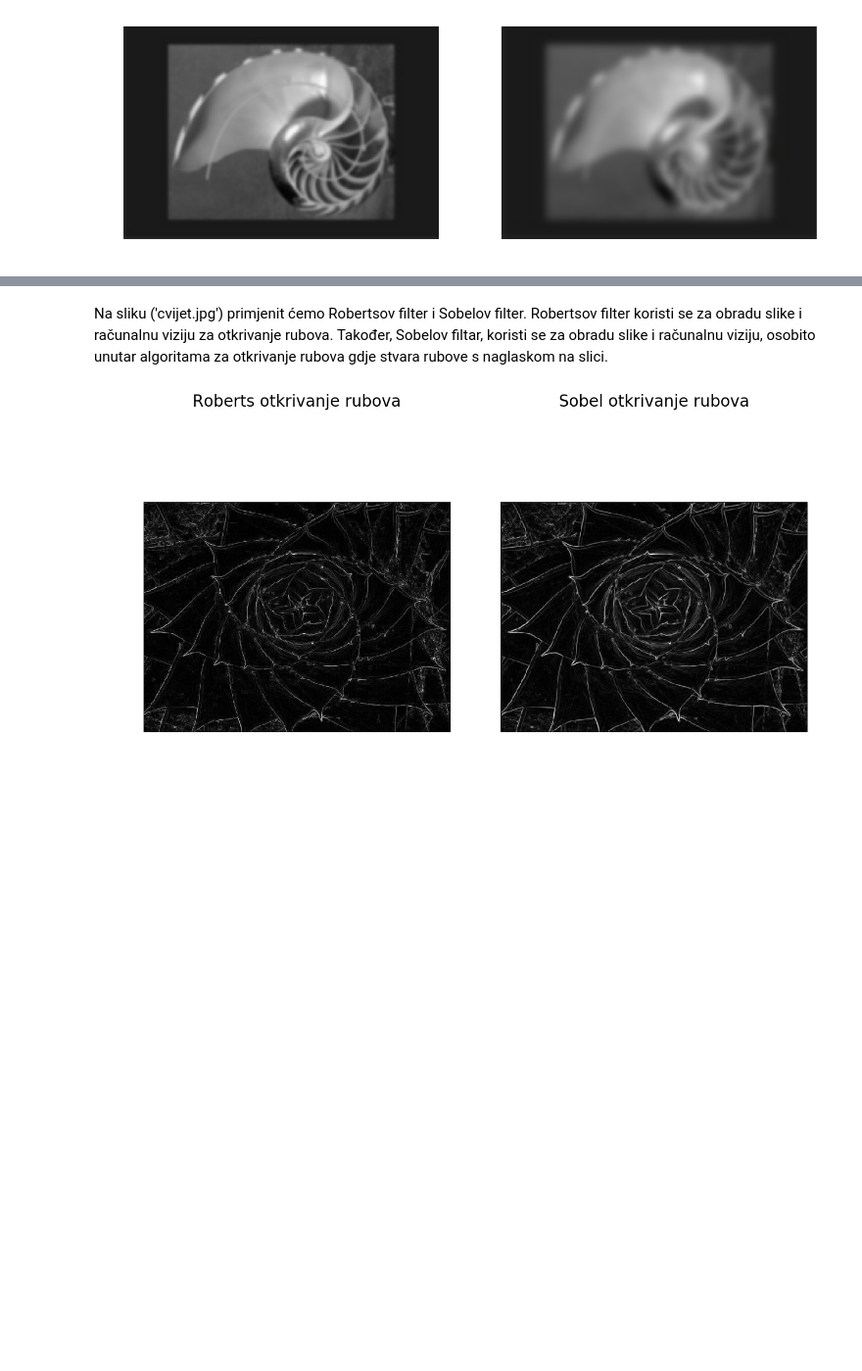
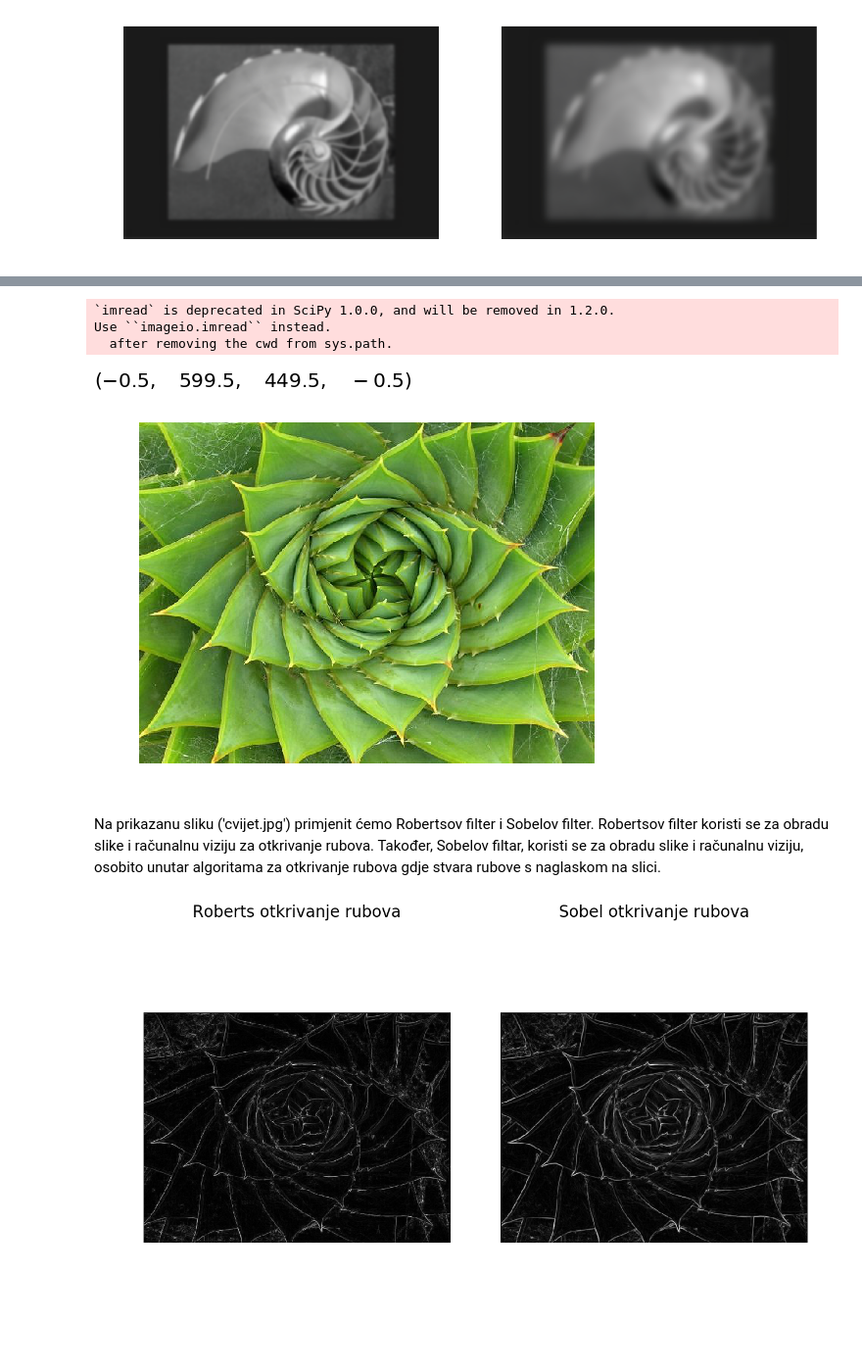
Before and after one commit to kkozina/Matemati-ki-softver, a Jupyter notebook: Prva zadaca.ipynb, the cells around one changed output, grey strips where cells are left out. Shown at 98% size. Saved outputs shown, nothing was run; the diff lists cells and outputs as text; code cells hidden in the pictures; blank space fills up the shorter version.

```diff
--- a/Prva zadaca.ipynb
+++ b/Prva zadaca.ipynb
@@ -474,5 +573,19 @@ plt.axis('off')
+# %%
+from scipy.misc import imread
+import matplotlib.pyplot as plt
+
+cvijet = imread('cvijet.jpg')
+plt.figure(figsize=(6, 5))
+plt.imshow(cvijet)
+plt.axis('off')
+# %% [output]
+`imread` is deprecated in SciPy 1.0.0, and will be removed in 1.2.0.
+Use ``imageio.imread`` instead.
+  after removing the cwd from sys.path.
+[figure, added]
+[figure, added]
 # %% [markdown]
-Na sliku ('cvijet.jpg') primjenit ćemo Robertsov filter i Sobelov filter. Robertsov filter koristi se za obradu slike i računalnu viziju za otkrivanje rubova. Također, Sobelov filtar, koristi se za obradu slike i računalnu viziju, osobito unutar algoritama za otkrivanje rubova gdje stvara rubove s naglaskom na slici.
+Na prikazanu sliku ('cvijet.jpg') primjenit ćemo Robertsov filter i Sobelov filter. Robertsov filter koristi se za obradu slike i računalnu viziju za otkrivanje rubova. Također, Sobelov filtar, koristi se za obradu slike i računalnu viziju, osobito unutar algoritama za otkrivanje rubova gdje stvara rubove s naglaskom na slici.
 # %%
 import matplotlib.pyplot as plt
 from skimage import color
```
Also changed, not shown: parts of 5 cells of this notebook.
